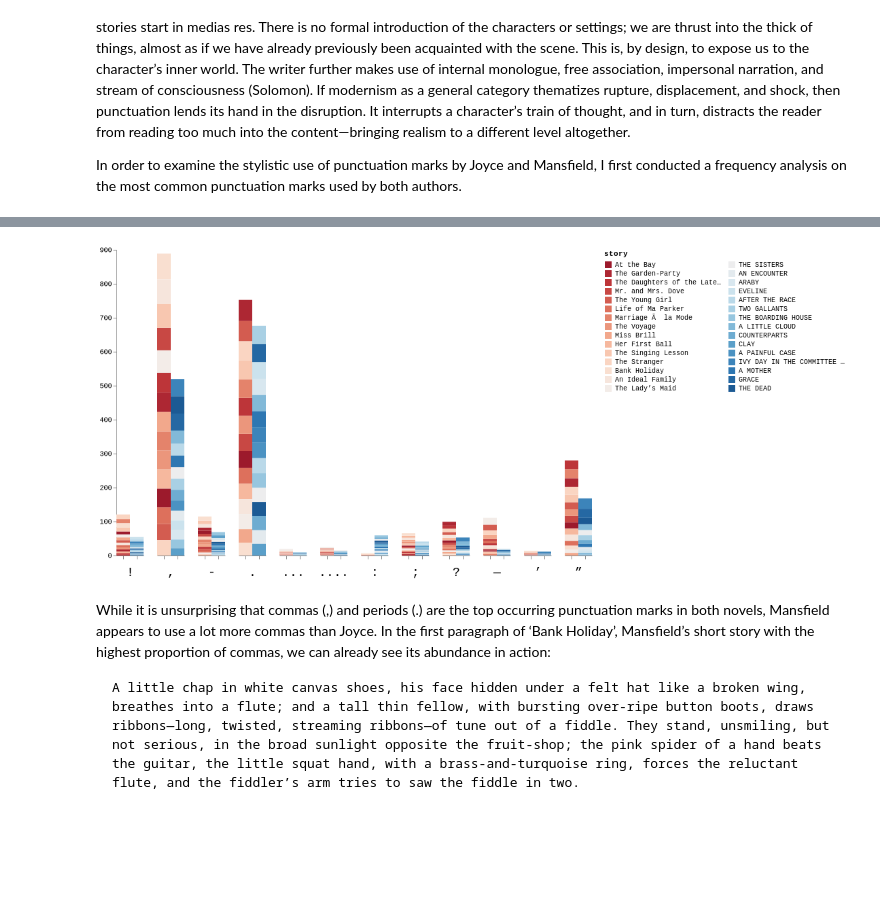
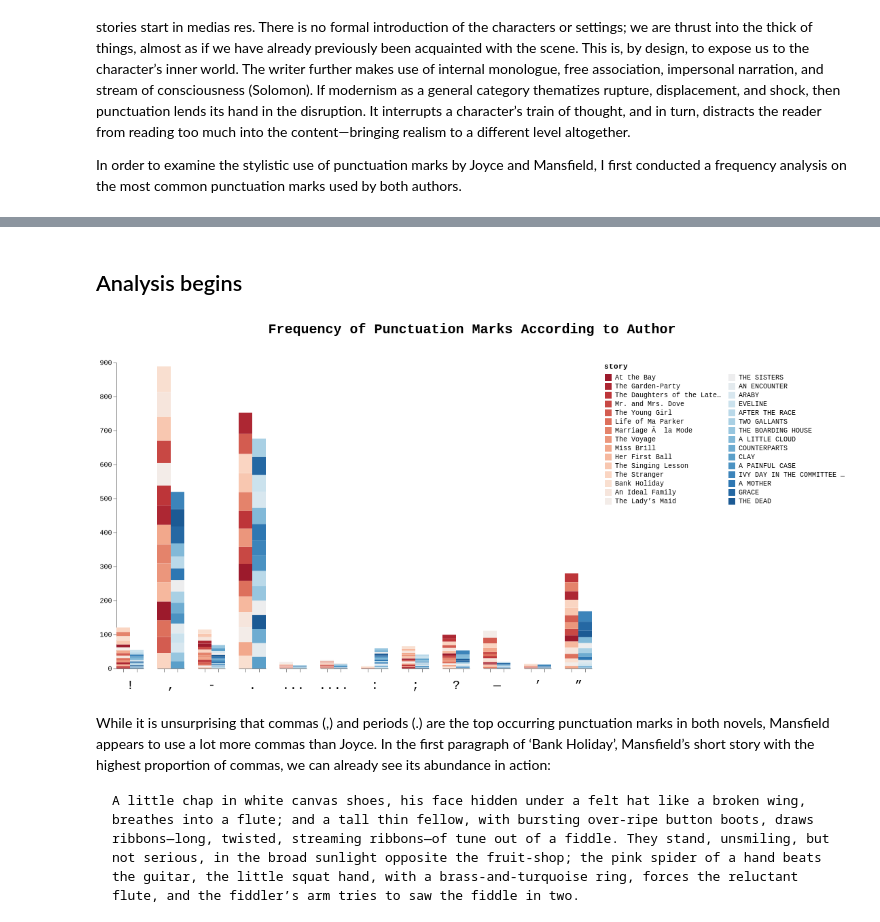
Before and after one commit to vankiee/textual_analysis, a Jupyter notebook: Punctuation_is_Style.ipynb, the cells around one changed output, grey strips where cells are left out. Cells and saved outputs as stored; diff of their text form; code cells hidden in the pictures; blank space fills up the shorter version.

```diff
--- a/Punctuation_is_Style.ipynb
+++ b/Punctuation_is_Style.ipynb
@@ -63,3 +67,5 @@ for author, stories in authorStories.items():
+# %% [markdown]
+## Analysis begins
 # %%
 def concatDf(df):
   return pd.concat({k: pd.DataFrame(v).T
@@ -97,7 +103,7 @@ punctDFlong = pd.melt(punctDF, id_vars = ['author', 'story'])
 alt.renderers.enable('png')
 
 # plot stacked bar chart
-chart = alt.Chart(punctDFlong).mark_bar(size=20).encode(
+chart = alt.Chart(punctDFlong, title = 'Frequency of Punctuation Marks According to Author').mark_bar(size=20).encode(
 
     # tell Altair which field to use as Y values and how to calculate
     x=alt.X('author:N',
@@ -119,34 +125,39 @@ chart = alt.Chart(punctDFlong).mark_bar(size=20).encode(
                       title=None,
                       header=alt.Header(labelOrient='bottom',
                                         labelFontSize = 18)),
 
     order=alt.Order(
       # Sort the segments of the bars by this field
       'value',
       sort='ascending'),
 
     # tell Altair which field to use for color segmentation
     color=alt.Color('story:N',
                     legend=alt.Legend(columns=2),
                     sort=alt.EncodingSortField('author',
                                                order='descending')),
 
     # hover over stories to see the title
     tooltip=[alt.Tooltip('story:N'),
              alt.Tooltip('value:N', format=",.2f")]
     )\
     .configure_view(
         # remove grid lines around column clusters
         strokeOpacity=0
     ).configure_range(
         category = {'scheme': 'redblue'}
+    ).configure_title(
+        fontSize = 20,
+        anchor = 'middle',
+        dy = -30
     ).properties(
     width=0,
     height=450
 )
+
 chart
 # %% [output]
-[figure, old version]
+[figure, new version]
 # %% [markdown]
 While it is unsurprising that commas (,) and periods (.) are the top occurring punctuation marks in both novels, Mansfield appears to use a lot more commas than Joyce. In the first paragraph of ‘Bank Holiday’, Mansfield’s short story with the highest proportion of commas, we can already see its abundance in action:
 
```
Also changed, not shown: parts of 11 cells of this notebook.
